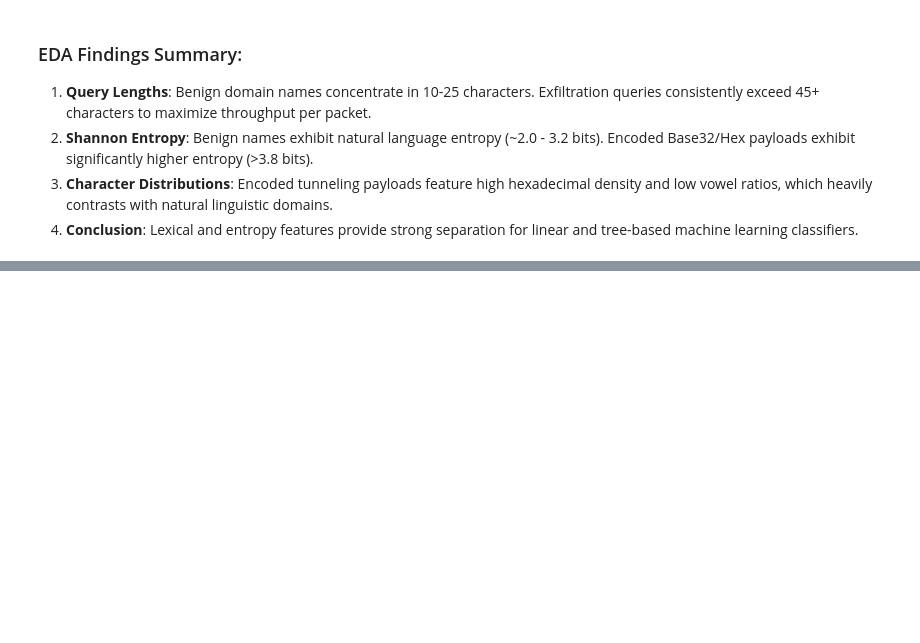
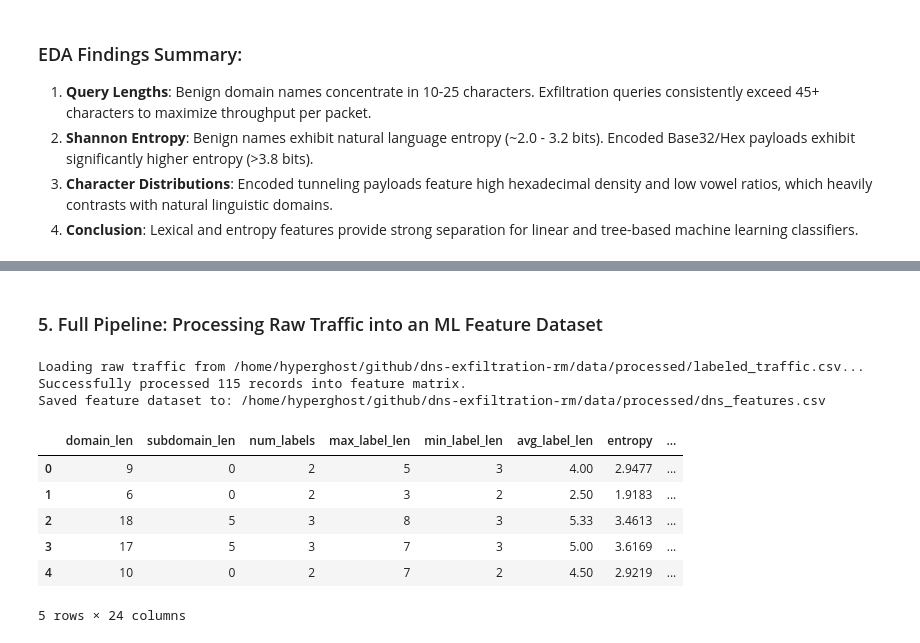
Before and after one commit to Soham-Donode/dns-exfiltration-rm, a Jupyter notebook: notebooks/01_eda.ipynb, the cells around one changed output, grey strips where cells are left out. Cells and saved outputs as stored; diff of their text form; code cells hidden in the pictures; blank space fills up the shorter version.

```diff
--- a/notebooks/01_eda.ipynb
+++ b/notebooks/01_eda.ipynb
@@ -162,0 +316,35 @@ plt.show()
+# %% [markdown]
+### 5. Full Pipeline: Processing Raw Traffic into an ML Feature Dataset
+# %%
+# Process existing labeled traffic dataset or synthesize a session
+raw_traffic_path = os.path.join(REPO_ROOT, config["paths"].get("labeled_traffic_csv", "data/processed/labeled_traffic.csv"))
+output_features_path = os.path.join(REPO_ROOT, config["paths"].get("features_dataset_csv", "data/processed/dns_features.csv"))
+
+if os.path.exists(raw_traffic_path):
+    print(f"Loading raw traffic from {raw_traffic_path}...")
+    df_raw = pd.read_csv(raw_traffic_path)
+else:
+    print("Synthesizing raw traffic session...")
+    from src.capture_traffic import generate_synthesized_traffic
+    records, _ = generate_synthesized_traffic(benign_count=200, burst_count=120, low_slow_count=40)
+    df_raw = pd.DataFrame(records)
+
+# Execute feature extraction pipeline
+df_features = process_traffic_dataset(df_raw, window="60s")
+os.makedirs(os.path.dirname(output_features_path), exist_ok=True)
+df_features.to_csv(output_features_path, index=False)
+
+print(f"Successfully processed {len(df_features)} records into feature matrix.")
+print(f"Saved feature dataset to: {output_features_path}")
+df_features.head()
+# %% [output]
+Loading raw traffic from /home/hyperghost/github/dns-exfiltration-rm/data/processed/labeled_traffic.csv...
+Successfully processed 115 records into feature matrix.
+Saved feature dataset to: /home/hyperghost/github/dns-exfiltration-rm/data/processed/dns_features.csv
+|  | domain_len | subdomain_len | num_labels | max_label_len | min_label_len | avg_label_len | entropy | ... |
+| 0 | 9 | 0 | 2 | 5 | 3 | 4.00 | 2.9477 | ... |
+| 1 | 6 | 0 | 2 | 3 | 2 | 2.50 | 1.9183 | ... |
+| 2 | 18 | 5 | 3 | 8 | 3 | 5.33 | 3.4613 | ... |
+| 3 | 17 | 5 | 3 | 7 | 3 | 5.00 | 3.6169 | ... |
+| 4 | 10 | 0 | 2 | 7 | 2 | 4.50 | 2.9219 | ... |
+5 rows × 24 columns
```
Also changed, not shown: parts of 21 cells of this notebook, 16 other files.
